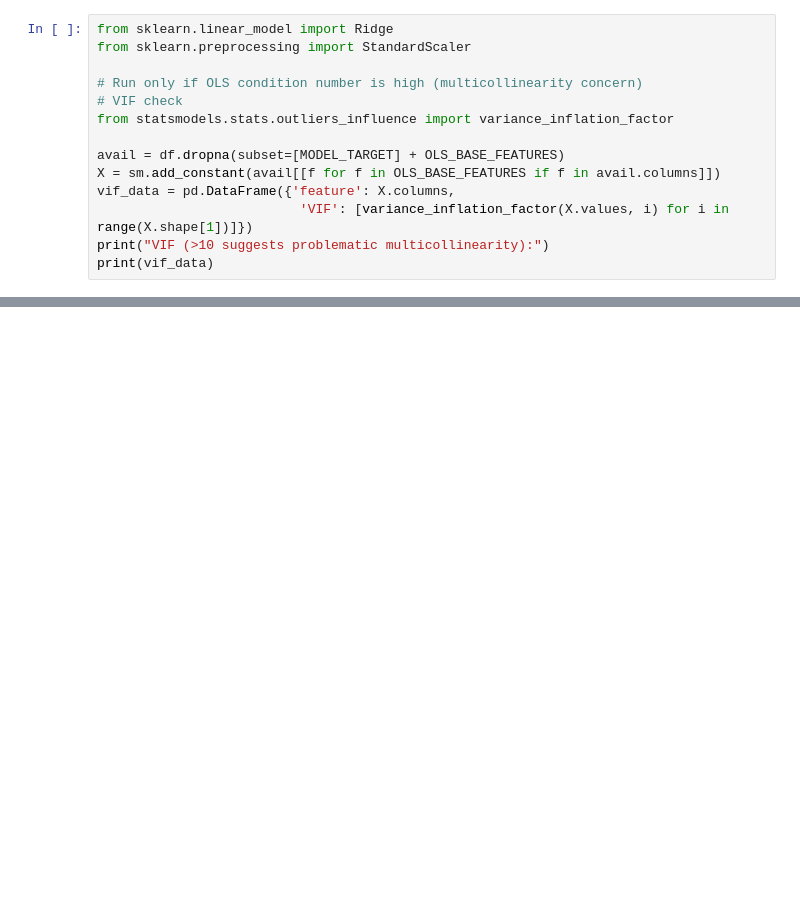
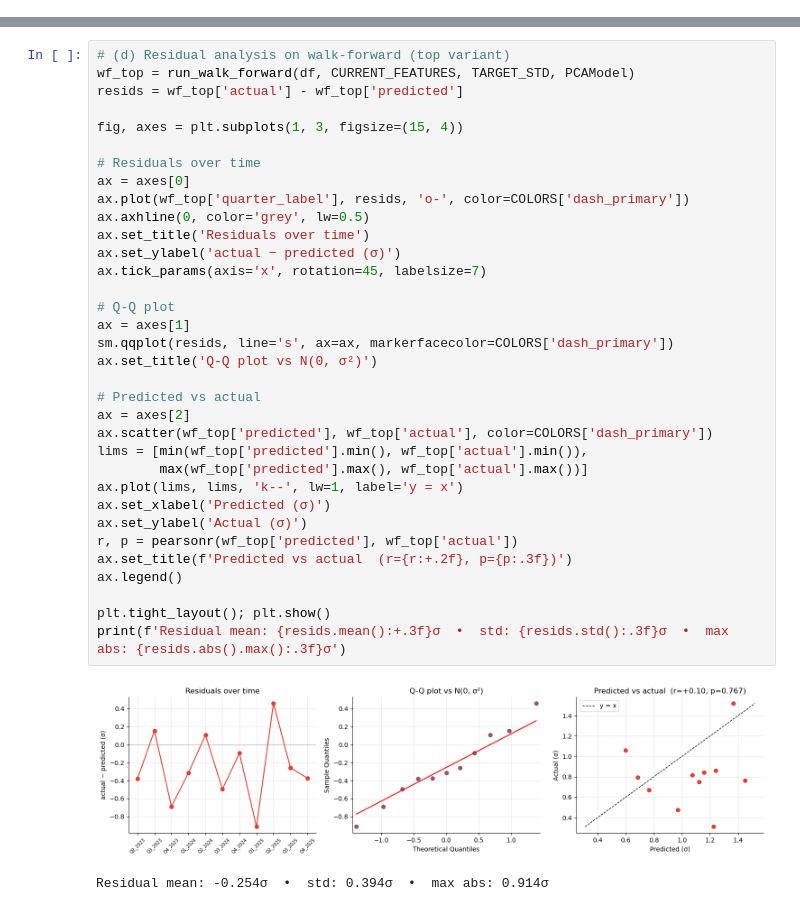
Before and after one commit to zackrcheng/alt-data-consumer-signals, a Jupyter notebook: notebooks/02_GOV_Model.ipynb, the cells around one changed output, grey strips where cells are left out. Drawn from its saved outputs; the diff is of its cells as text; blank space fills up the shorter version.

```diff
--- a/notebooks/02_GOV_Model.ipynb
+++ b/notebooks/02_GOV_Model.ipynb
@@ -63,14 +0,0 @@ forecast
-# %%
-from sklearn.linear_model import Ridge
-from sklearn.preprocessing import StandardScaler
-
-# Run only if OLS condition number is high (multicollinearity concern)
-# VIF check
-from statsmodels.stats.outliers_influence import variance_inflation_factor
-
-avail = df.dropna(subset=[MODEL_TARGET] + OLS_BASE_FEATURES)
-X = sm.add_constant(avail[[f for f in OLS_BASE_FEATURES if f in avail.columns]])
-vif_data = pd.DataFrame({'feature': X.columns,
-                          'VIF': [variance_inflation_factor(X.values, i) for i in range(X.shape[1])]})
-print("VIF (>10 suggests problematic multicollinearity):")
-print(vif_data)
@@ -76,0 +390,37 @@ print(vif_data)
+# %%
+# (d) Residual analysis on walk-forward (top variant)
+wf_top = run_walk_forward(df, CURRENT_FEATURES, TARGET_STD, PCAModel)
+resids = wf_top['actual'] - wf_top['predicted']
+
+fig, axes = plt.subplots(1, 3, figsize=(15, 4))
+
+# Residuals over time
+ax = axes[0]
+ax.plot(wf_top['quarter_label'], resids, 'o-', color=COLORS['dash_primary'])
+ax.axhline(0, color='grey', lw=0.5)
+ax.set_title('Residuals over time')
+ax.set_ylabel('actual − predicted (σ)')
+ax.tick_params(axis='x', rotation=45, labelsize=7)
+
+# Q-Q plot
+ax = axes[1]
+sm.qqplot(resids, line='s', ax=ax, markerfacecolor=COLORS['dash_primary'])
+ax.set_title('Q-Q plot vs N(0, σ²)')
+
+# Predicted vs actual
+ax = axes[2]
+ax.scatter(wf_top['predicted'], wf_top['actual'], color=COLORS['dash_primary'])
+lims = [min(wf_top['predicted'].min(), wf_top['actual'].min()),
+        max(wf_top['predicted'].max(), wf_top['actual'].max())]
+ax.plot(lims, lims, 'k--', lw=1, label='y = x')
+ax.set_xlabel('Predicted (σ)')
+ax.set_ylabel('Actual (σ)')
+r, p = pearsonr(wf_top['predicted'], wf_top['actual'])
+ax.set_title(f'Predicted vs actual  (r={r:+.2f}, p={p:.3f})')
+ax.legend()
+
+plt.tight_layout(); plt.show()
+print(f'Residual mean: {resids.mean():+.3f}σ  •  std: {resids.std():.3f}σ  •  max abs: {resids.abs().max():.3f}σ')
+# %% [output]
+[figure, added]
+Residual mean: -0.254σ  •  std: 0.394σ  •  max abs: 0.914σ
```
Also changed, not shown: parts of 42 cells of this notebook.
